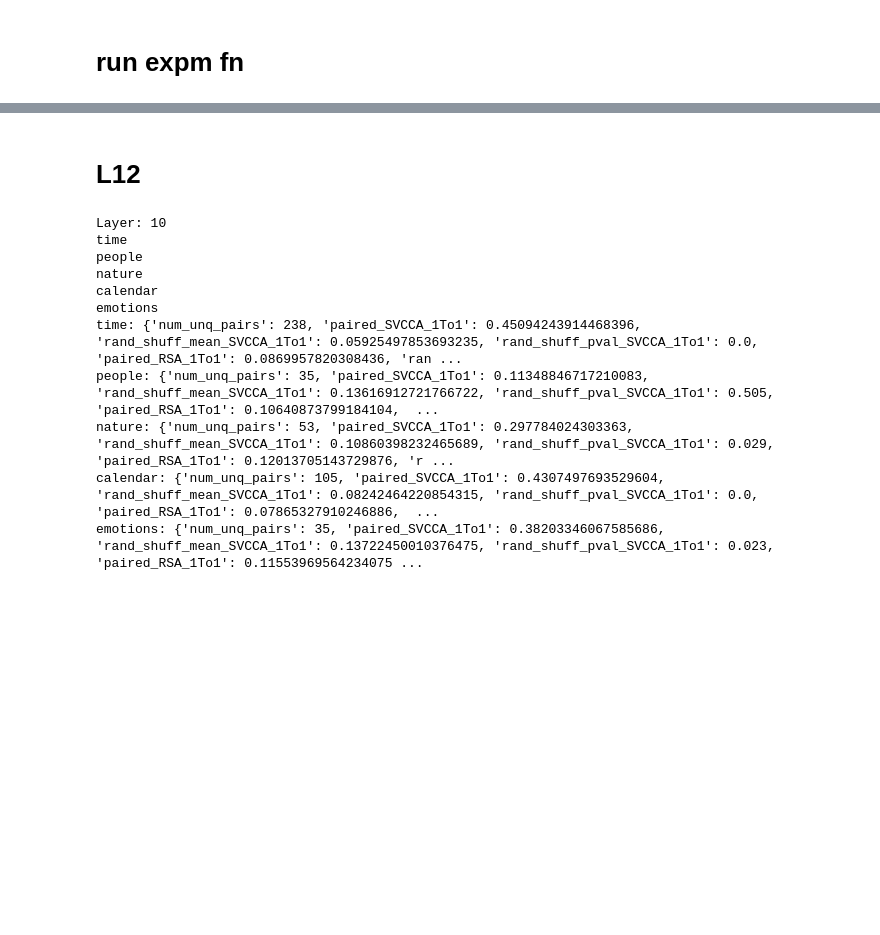
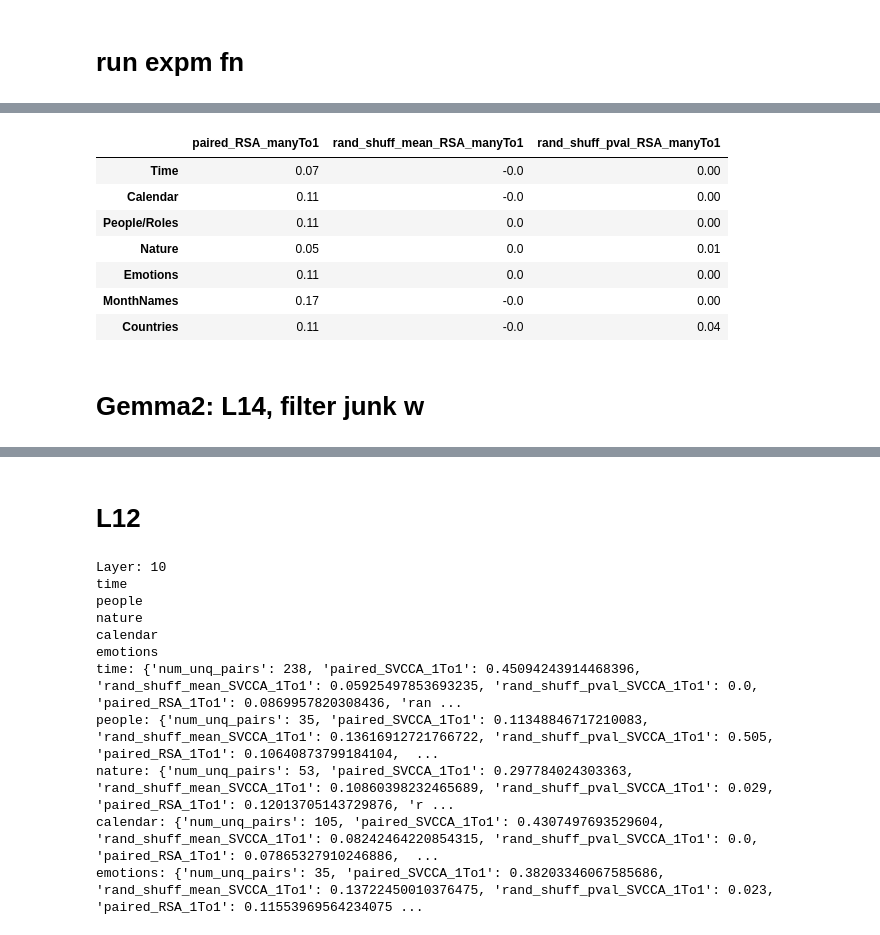
Before and after one commit to wlg1/univ_feat_geom, a Jupyter notebook: notebooks/semantic_subspace_sim/match_semantic_spaces_gemma.ipynb, the cells around one changed output, grey strips where cells are left out. Saved outputs shown, nothing was run; the diff lists cells and outputs as text; code cells hidden in the pictures; blank space fills up the shorter version.

```diff
--- a/notebooks/semantic_subspace_sim/match_semantic_spaces_gemma.ipynb
+++ b/notebooks/semantic_subspace_sim/match_semantic_spaces_gemma.ipynb
@@ -2426,0 +2883,19 @@ def run_semantic_subspace_expms(fList_model_B_seqs, model_A_layer_labels, output
+# %%
+filtered_words = ['RSA']
+filtered_data = {
+    key: {k: v for k, v in sub_dict.items() if all(word in k for word in filtered_words)}
+    for key, sub_dict in all_scores_dict.items()
+}
+df = pd.DataFrame.from_dict(filtered_data, orient='index').round(2)
+display(df)
+# %% [output]
+|  | paired_RSA_manyTo1 | rand_shuff_mean_RSA_manyTo1 | rand_shuff_pval_RSA_manyTo1 |
+| Time | 0.07 | -0.0 | 0.00 |
+| Calendar | 0.11 | -0.0 | 0.00 |
+| People/Roles | 0.11 | 0.0 | 0.00 |
+| Nature | 0.05 | 0.0 | 0.01 |
+| Emotions | 0.11 | 0.0 | 0.00 |
+| MonthNames | 0.17 | -0.0 | 0.00 |
+| Countries | 0.11 | -0.0 | 0.04 |
+# %% [markdown]
+# Gemma2: L14, filter junk w
```
Also changed, not shown: parts of 54 cells of this notebook, 24 other files.
